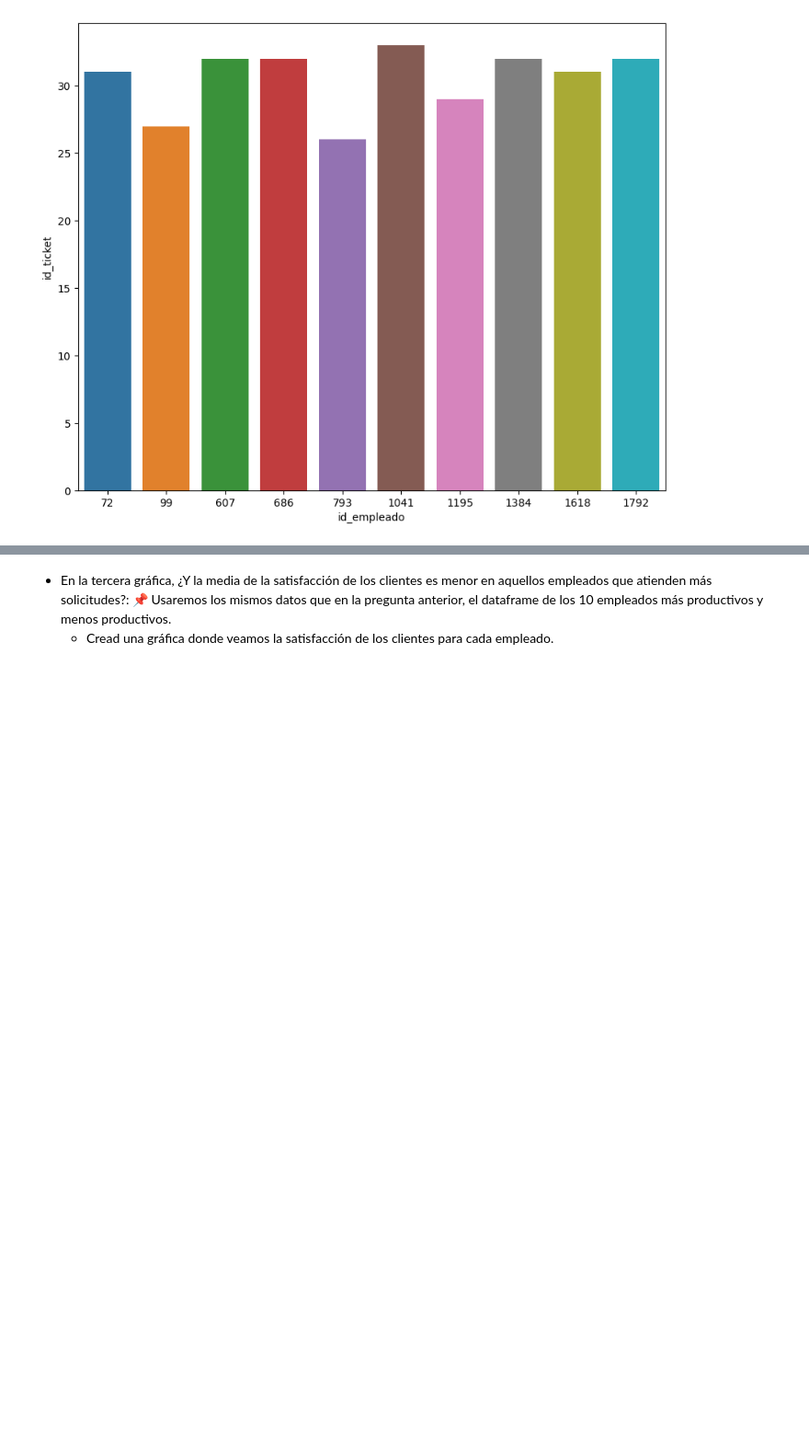
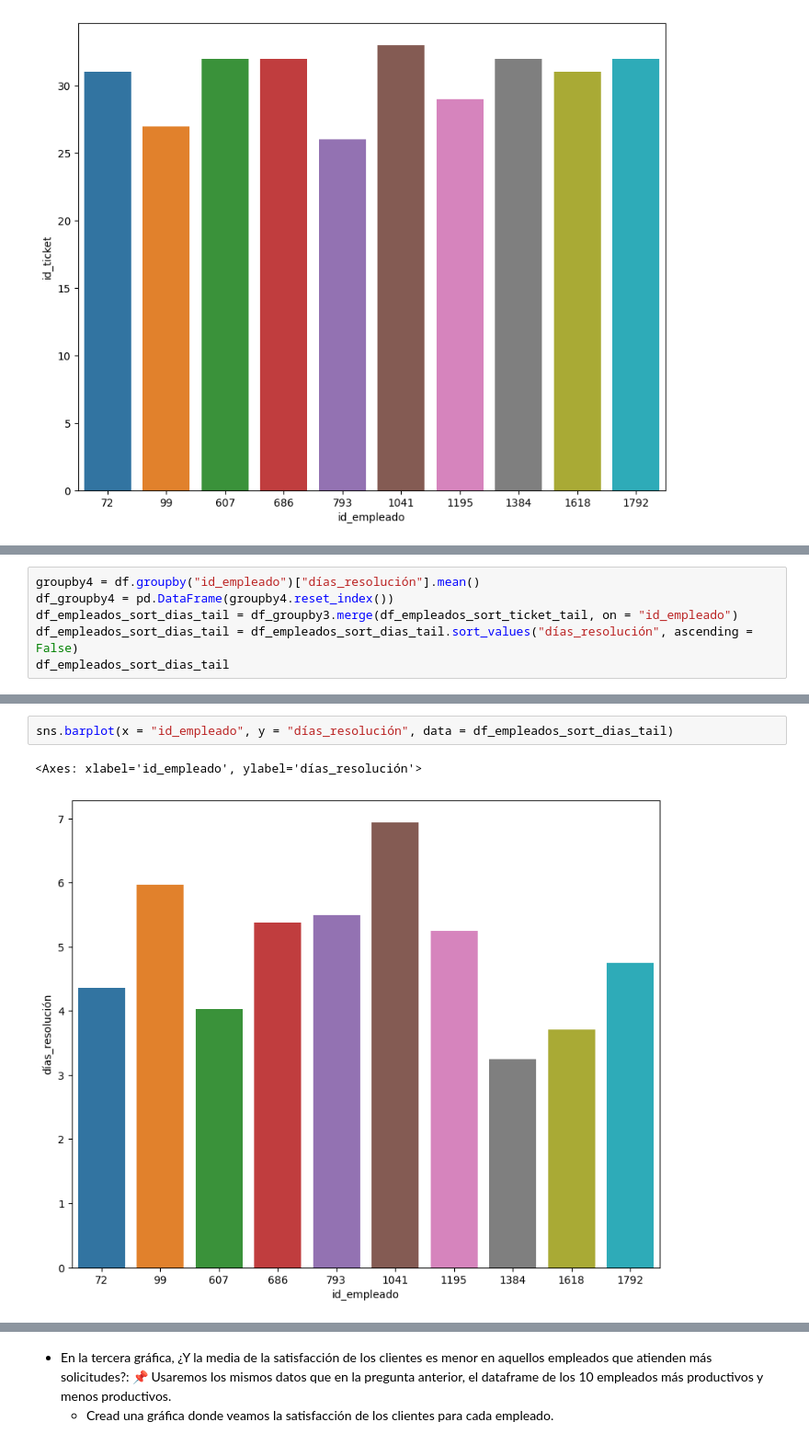
Before and after one commit to anane3373/promoE_modulo2_sprint2_pairprogramming_AnaGuardiayAndreaCabrera, a Jupyter notebook: EDA_pair/EDA3_18_8.ipynb, the cells around one changed output, grey strips where cells are left out. Shown at 92% size. Drawn from its saved outputs; the diff is of its cells as text; blank space fills up the shorter version.

```diff
--- a/EDA_pair/EDA3_18_8.ipynb
+++ b/EDA_pair/EDA3_18_8.ipynb
@@ -180,0 +206,6 @@ sns.barplot(x = "id_empleado", y = "id_ticket", data = df_empleados_sort_ticket_
+# %%
+groupby4 = df.groupby("id_empleado")["días_resolución"].mean()
+df_groupby4 = pd.DataFrame(groupby4.reset_index())
+df_empleados_sort_dias_tail = df_groupby3.merge(df_empleados_sort_ticket_tail, on = "id_empleado")
+df_empleados_sort_dias_tail = df_empleados_sort_dias_tail.sort_values("días_resolución", ascending = False)
+df_empleados_sort_dias_tail
@@ -180,0 +224,5 @@ sns.barplot(x = "id_empleado", y = "id_ticket", data = df_empleados_sort_ticket_
+# %%
+sns.barplot(x = "id_empleado", y = "días_resolución", data = df_empleados_sort_dias_tail)
+# %% [output]
+<Axes: xlabel='id_empleado', ylabel='días_resolución'>
+[figure, added]
```
Also changed, not shown: parts of 13 cells of this notebook, 10 other files.
